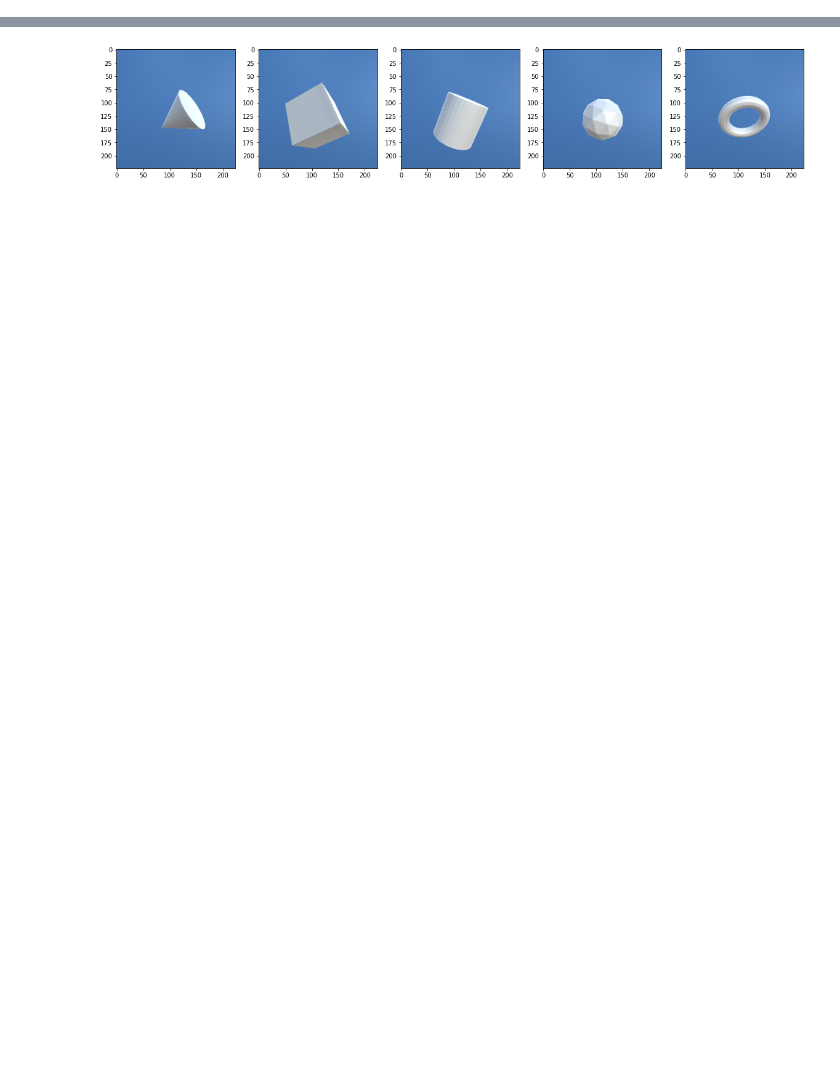
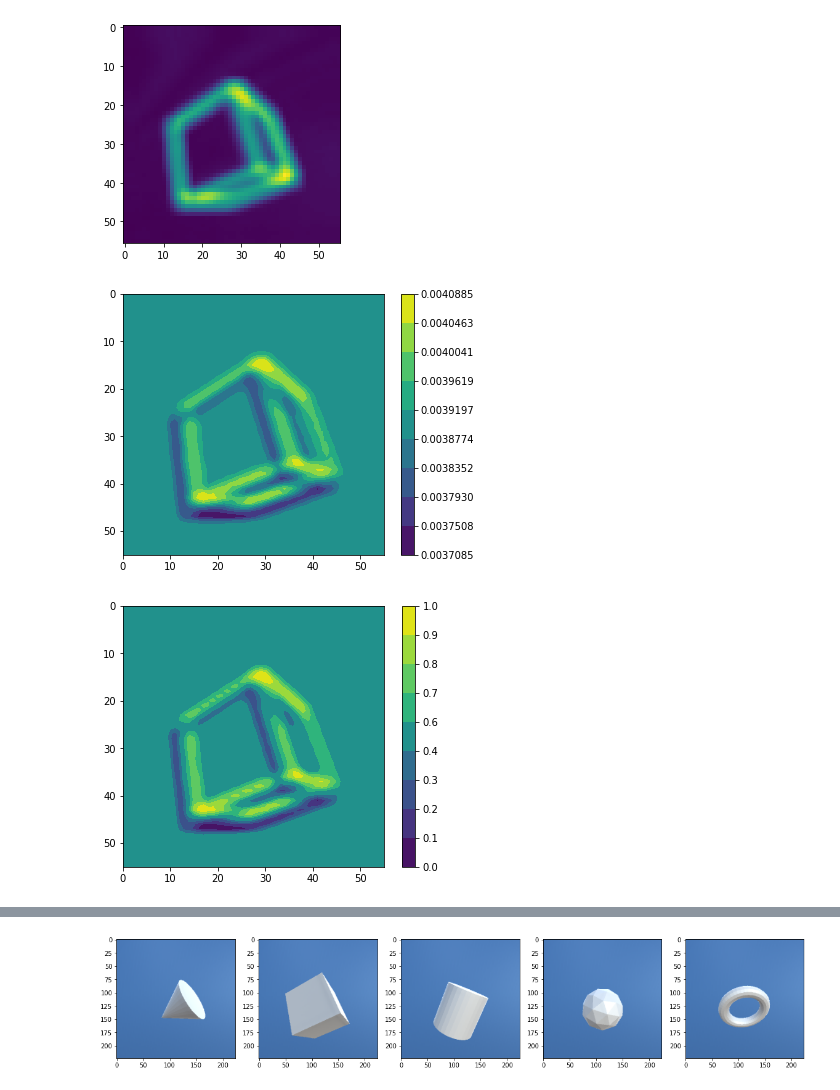
Before and after one commit to edualc/mt_object_recognition, a Jupyter notebook: LateralConnection_VectorizeNewModel.ipynb, the cells around one changed output, grey strips where cells are left out. Cells and saved outputs as stored; diff of their text form; code cells hidden in the pictures; blank space fills up the shorter version.

```diff
--- a/LateralConnection_VectorizeNewModel.ipynb
+++ b/LateralConnection_VectorizeNewModel.ipynb
@@ -46 +96,45 @@ tensor(True, device='cuda:0')
+# %%
+import torch
+import torch.nn.functional as F
+
+data_softmax = torch.nn.Softmax2d()(model.L.unsqueeze(0))
+figure_data = data_softmax[0,0,:,:].cpu().detach().numpy()
+
+# Before Softmax Plot
+fig = plt.figure()
+plt.imshow(model.L[0,...].cpu().detach().numpy())
+plt.show()
+
+# After Softmax Plot
+fig, ax = plt.subplots(constrained_layout=True)
+levels = np.linspace(np.min(figure_data), np.max(figure_data), 10)
+
+if np.unique(levels).shape == levels.shape:
+    cs = ax.contourf(figure_data, levels)
+    fig.colorbar(cs)
+ax.set_aspect('equal','box')
+
+plt.gca().invert_yaxis()
+plt.show()
+
+# MinMax Scaled
+
+scaled_figure_data = (figure_data - np.min(figure_data)) / (np.max(figure_data) - np.min(figure_data))
+fig, ax = plt.subplots(constrained_layout=True)
+levels = np.round(np.linspace(np.min(scaled_figure_data), np.max(scaled_figure_data), 10),1)
+
+if np.unique(levels).shape == levels.shape:
+    cs = ax.contourf(scaled_figure_data, levels)
+    fig.colorbar(cs)
+ax.set_aspect('equal','box')
+
+plt.gca().invert_yaxis()
+plt.show()
+
+
+None
+# %% [output]
+[figure, added]
+[figure, added]
+[figure, added]
 # %%
```
Also changed, not shown: parts of 18 cells of this notebook, 3 other files.
